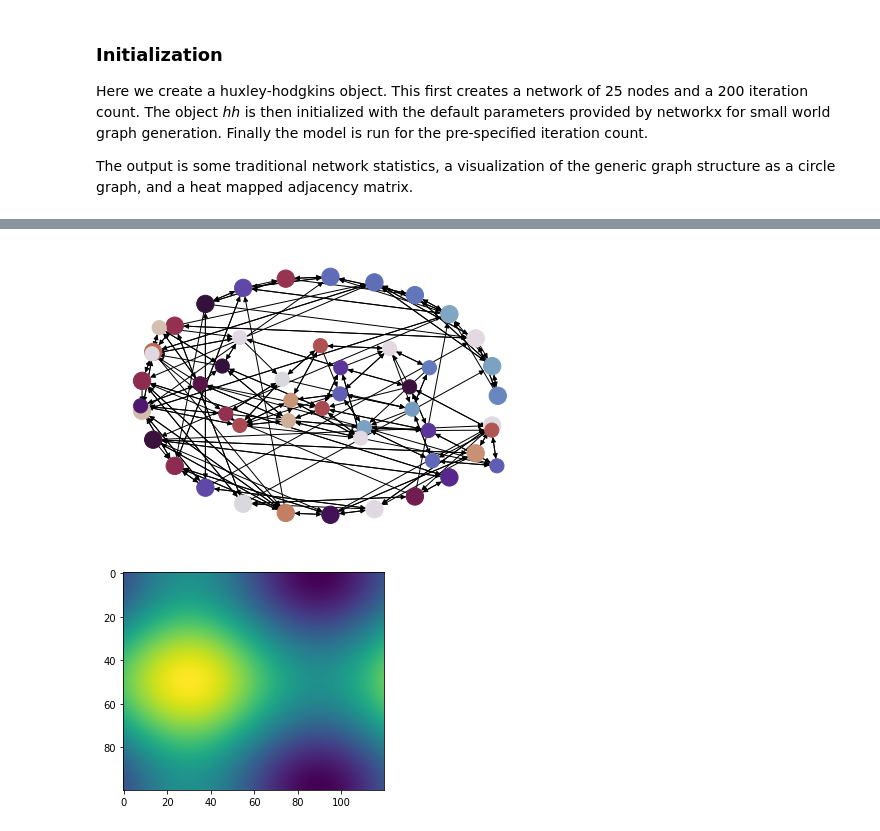
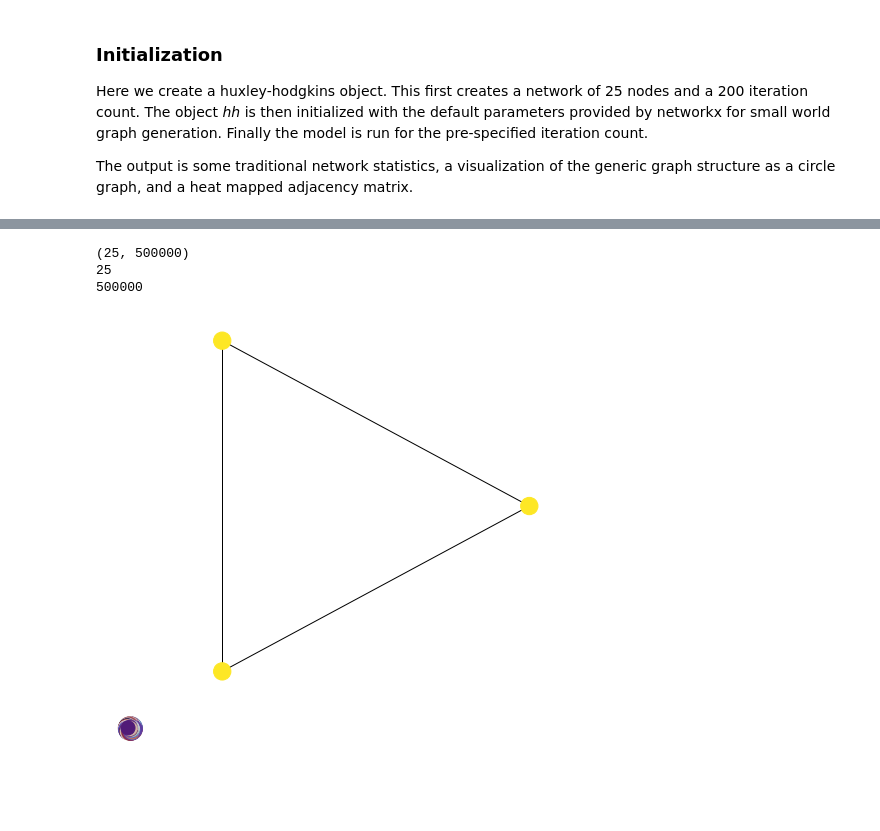
Before and after one commit to denizhanpak/HodgkinHuxley, a Jupyter notebook: BrainFrames.ipynb, the cells around one changed output, grey strips where cells are left out. Cells and saved outputs as stored; diff of their text form; code cells hidden in the pictures; blank space fills up the shorter version.

Commit message:
Complete dynamic node colors

```diff
--- a/BrainFrames.ipynb
+++ b/BrainFrames.ipynb
@@ -16,6 +16,11 @@ import networkx as nx #For network specific operations
 import numpy as np #utillity for accessing data
 import hodgkin_huxley #Sikander's Implementation
 from hodgkin_huxley import network as hhn
+from IPython.display import HTML
+import matplotlib
+import matplotlib.pyplot as plt
+from matplotlib.animation import FuncAnimation
+plt.style.use('seaborn-pastel')
 # %% [markdown]
 ### Initialization
 Here we create a huxley-hodgkins object. This first creates a network of 25 nodes and
@@ -37,16 +85,37 @@ Average clustering coefficient: 0.2851526254160533
+# %%
+print(hh.voltage.shape)
+print(len(hh.voltage.mean(axis=1)))
+print(len(hh.voltage.mean(axis=0)))
+# %% [output]
+(25, 500000)
+25
+500000
 # %%
 def colored_circle(network, nc = "red", ncmax = None, ncmin = None):
     nx.draw_circular(network, node_color = nc, vmin = ncmin, vmax = ncmax, cmap = "twilight")
 
 #Might be fun to mess with springing constants as a function of network data
 def colored_spring(network, nc = "red", ncmax = None, ncmin = None):
     pos = nx.spring_layout(network, iterations=200)
     nx.draw(network, pos, node_color=nc, node_size=200, cmap=plt.cm.twilight)
 
+fig = plt.figure(figsize=(8,8))
+pos=nx.drawing.nx_agraph.graphviz_layout(G,prog='circo')
+nc = np.random.random(3)
+nodes = nx.draw_networkx_nodes(G,pos,node_color=nc)
+edges = nx.draw_networkx_edges(G,pos)
+
+def update(n):
+  nc = np.random.random(3)
+  nodes.set_array(nc)
+  return nodes,
+
+anim = FuncAnimation(fig, update, interval=50, blit=True)
+HTML(anim.to_html5_video())
 
 ncmax = np.amax(hh.voltage)
 ncmin = np.amin(hh.voltage)
 colored_circle(hh.network, hh.voltage[:,0],ncmax = ncmax, ncmin=ncmin)
 colored_spring(hh.network, hh.voltage[:,0],ncmax = ncmax, ncmin=ncmin)
 # %% [output]
-[figure, old version]
+[figure, new version]
@@ -56,31 +121,0 @@ ani = animation.ArtistAnimation(fig, ims, interval=50, blit=True,
-# %%
-import numpy as np
-import matplotlib.pyplot as plt
-import matplotlib.animation as animation
-
-fig = plt.figure()
-
-
-def f(x, y):
-    return np.sin(x) + np.cos(y)
-
-x = np.linspace(0, 2 * np.pi, 120)
-y = np.linspace(0, 2 * np.pi, 100).reshape(-1, 1)
-# ims is a list of lists, each row is a list of artists to draw in the
-# current frame; here we are just animating one artist, the image, in
-# each frame
-ims = []
-for i in range(60):
-    x += np.pi / 15.
-    y += np.pi / 20.
-    im = plt.imshow(f(x, y), animated=True)
-    ims.append([im])
-
-ani = animation.ArtistAnimation(fig, ims, interval=50, blit=True,
-                                repeat_delay=1000)
-
-ani.save('dynamic_images.mp4')
-
-plt.show()
-# %% [output]
-[figure, removed]
```
Also changed, not shown: parts of 7 cells of this notebook.
